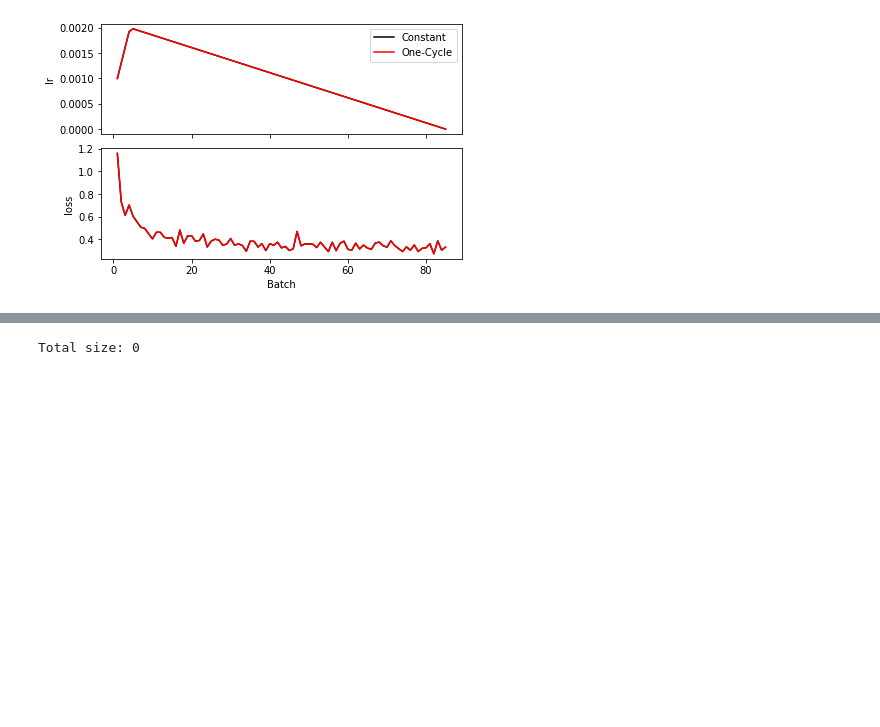
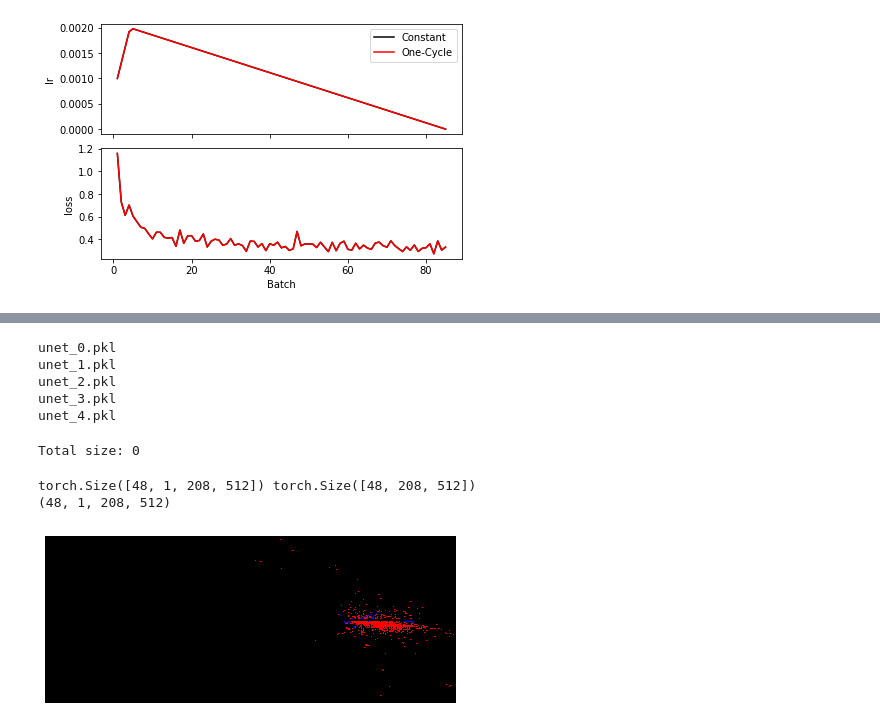
Before and after one commit to AndyChappell/SemanticSegmentation, a Jupyter notebook: dune_network.ipynb, the cells around one changed output, grey strips where cells are left out. Saved outputs shown, nothing was run; the diff lists cells and outputs as text; code cells hidden in the pictures; blank space fills up the shorter version.

```diff
--- a/dune_network.ipynb
+++ b/dune_network.ipynb
@@ -825,3 +834,12 @@ val_track_accuracies.npy
+# %%
+!tar cvzf models.tar.gz *.pkl
+files.download("models.tar.gz")
+# %% [output]
+unet_0.pkl
+unet_1.pkl
+unet_2.pkl
+unet_3.pkl
+unet_4.pkl
 # %%
 def pretty_size(size):
 	"""Pretty prints a torch.Size object"""
@@ -860,0 +908,32 @@ Total size: 0
+# %%
+# Load and eval - simplify this, just get the last batch in the validation
+# set, pass that through the network and display the output imagde and
+# the prediction as separate images for ease of use in presentation
+# Run
+model.load_state_dict(torch.load("unet_0.pkl"))
+model.eval()
+
+for group in model.children():
+    if type(group) == nn.Sequential:
+        for child in group:
+            if type(child)==nn.BatchNorm2d:
+                child.track_running_stats = False
+
+with torch.no_grad():
+    dl = bunch.valid_dl
+    for i, batch in enumerate(dl):
+        if i < (len(dl) - 1): continue
+        images, masks = batch
+        print(images.size(), masks.size())
+        x = Variable(images)
+        y = Variable(masks)
+        pred = model.forward(x)
+
+        net_input = x.detach().numpy()
+        net_pred = pred.detach().numpy()
+        net_mask = y.detach().numpy()
+        render_batch(net_input, net_pred, net_mask, void_code)
+# %% [output]
+torch.Size([48, 1, 208, 512]) torch.Size([48, 208, 512])
+(48, 1, 208, 512)
+[figure, added]
```
Also changed, not shown: parts of 10 cells of this notebook.
